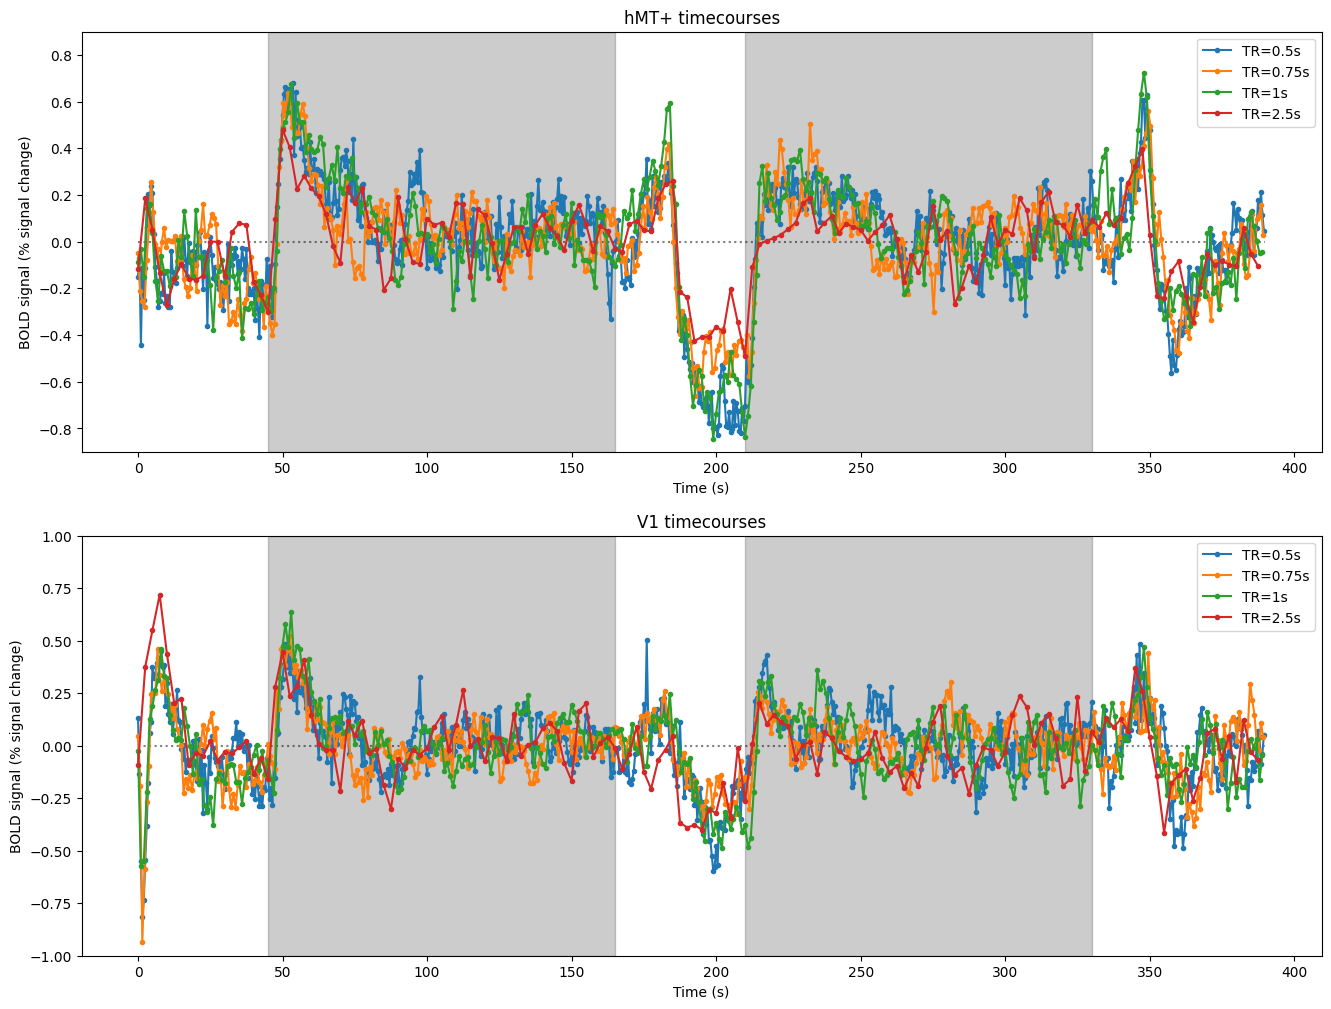
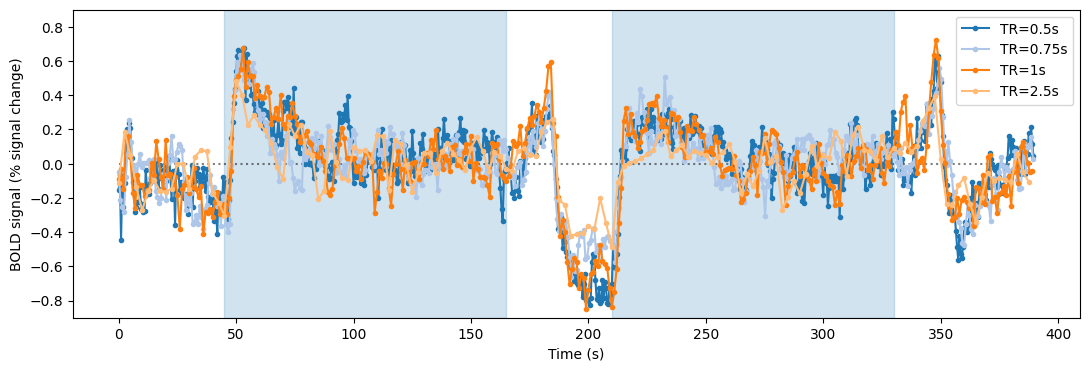
Code edit (unified diff) that turned the first committed figure into the second:
--- before
+++ after
@@ -1,4 +1,7 @@
-# Plot timecourses per ROI (bilateral_mt and bilateral_v1)
-f, axs = plt.subplots(2, 1, figsize=(16, 12))
+# start figure
+f = plt.figure(figsize=(13, 4))
+
+# set colormap
+cmap = plt.get_cmap('tab20')
 
 time_vectors = {}
@@ -9,9 +12,9 @@
     time_vectors[tr_idx] = np.arange(0, n_volumes*tr, tr)
 
-axs[0].hlines(0, 0, 390, colors='k', linestyles=':', alpha=0.5)
+plt.hlines(0, 0, 390, colors='k', linestyles=':', alpha=0.5)
 
 # add colored background between x = 45 and 165 and 210 and 330
-axs[0].axvspan(45, 165, alpha=0.2, color='k')
-axs[0].axvspan(210, 330, alpha=0.2, color='k')
+plt.axvspan(45, 165, alpha=0.2, color=cmap(0))
+plt.axvspan(210, 330, alpha=0.2, color=cmap(0))
 
 # plot hMT+ timecourses for all TRs
@@ -20,32 +23,9 @@
     s1 = df[df['tr']==tr]['bilateral_mt'].values.std()
 
-    axs[0].plot(time_vectors[tr_idx], m1, label='TR='+str(tr)+'s', marker='.')
-    #axs[0].fill_between(time_vectors[tr_idx], m1-s1, m1+s1, alpha=0.2)
+    plt.plot(time_vectors[tr_idx], m1, label='TR='+str(tr)+'s', marker='.', color=cmap(tr_idx))
 
-axs[0].set_title('hMT+ timecourses')
-axs[0].set_xlabel('Time (s)')
-axs[0].set_ylabel('BOLD signal (% signal change)')
-axs[0].set_ylim([-0.9, 0.9])
-axs[0].legend()
-
-axs[1].hlines(0, 0, 390, colors='k', linestyles=':', alpha=0.5)
-
-# add colored background between x = 45 and 165 and 210 and 330
-axs[1].axvspan(45, 165, alpha=0.2, color='k')
-axs[1].axvspan(210, 330, alpha=0.2, color='k')
-
-# plot V1 timecourses for all TRs
-for tr_idx,tr in enumerate(tr_list):
-    m1 = df[df['tr']==tr]['bilateral_v1'].mean()
-    s1 = df[df['tr']==tr]['bilateral_v1'].values.std()
-
-    axs[1].plot(time_vectors[tr_idx], m1, label='TR='+str(tr)+'s', marker='.')
-    #axs[1].fill_between(time_vectors[tr_idx], m1-s1, m1+s1, alpha=0.2)
-
-axs[1].set_title('V1 timecourses')
-axs[1].set_xlabel('Time (s)')
-axs[1].set_ylabel('BOLD signal (% signal change)')
-axs[1].set_ylim([-1, 1])
-axs[1].legend()
-
-plt.show()
+# add legend and axis labels
+plt.legend()
+plt.xlabel('Time (s)')
+plt.ylabel('BOLD signal (% signal change)')
+plt.ylim([-0.9, 0.9])

Commit: optimizing figure